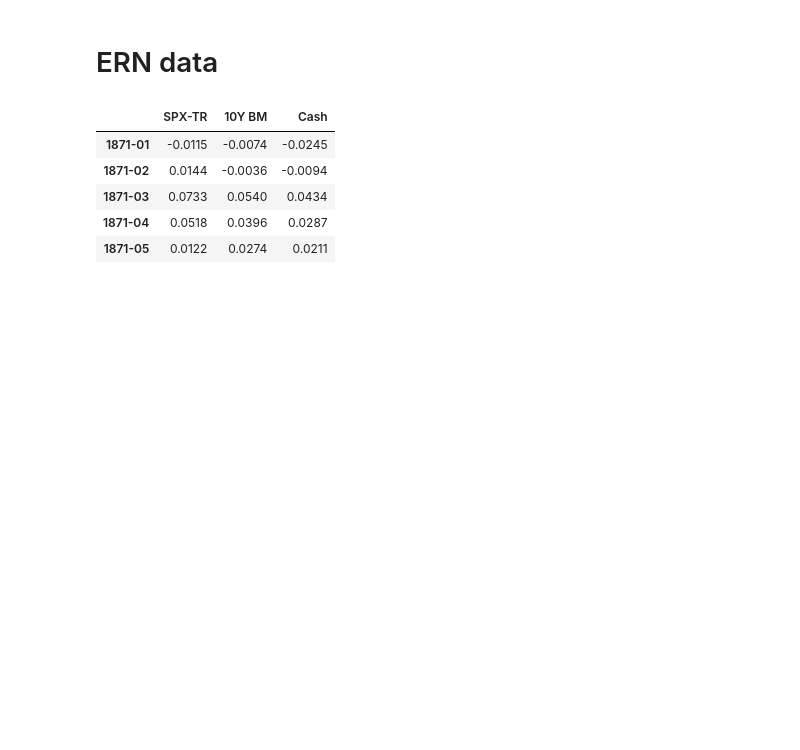
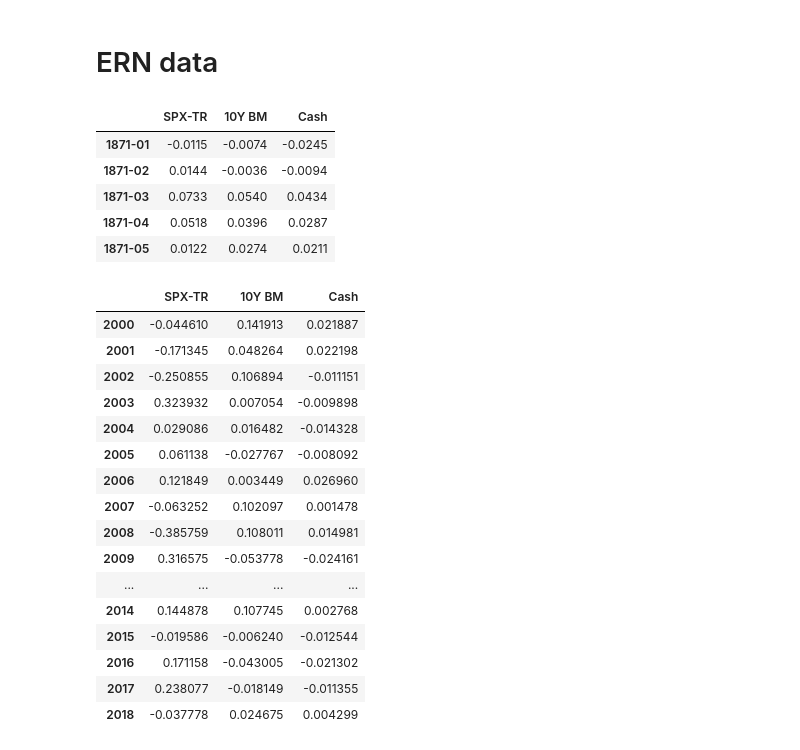
Before and after one commit to dashster18/personalFinance, a Jupyter notebook: Scratch.ipynb, the cells around one changed output. Cells and saved outputs as stored; diff of their text form; code cells hidden in the pictures; blank space fills up the shorter version.

```diff
--- a/Scratch.ipynb
+++ b/Scratch.ipynb
@@ -61,3 +60,24 @@ ern.head()
 | 1871-03 | 0.0733 | 0.0540 | 0.0434 |
 | 1871-04 | 0.0518 | 0.0396 | 0.0287 |
 | 1871-05 | 0.0122 | 0.0274 | 0.0211 |
+# %%
+ern_yearly = ern.resample('Y').apply(lambda x: erk.annualize_rets(x, 12))
+ern_yearly['2000':'2018']
+# %% [output]
+|  | SPX-TR | 10Y BM | Cash |
+| 2000 | -0.044610 | 0.141913 | 0.021887 |
+| 2001 | -0.171345 | 0.048264 | 0.022198 |
+| 2002 | -0.250855 | 0.106894 | -0.011151 |
+| 2003 | 0.323932 | 0.007054 | -0.009898 |
+| 2004 | 0.029086 | 0.016482 | -0.014328 |
+| 2005 | 0.061138 | -0.027767 | -0.008092 |
+| 2006 | 0.121849 | 0.003449 | 0.026960 |
+| 2007 | -0.063252 | 0.102097 | 0.001478 |
+| 2008 | -0.385759 | 0.108011 | 0.014981 |
+| 2009 | 0.316575 | -0.053778 | -0.024161 |
+| ... | ... | ... | ... |
+| 2014 | 0.144878 | 0.107745 | 0.002768 |
+| 2015 | -0.019586 | -0.006240 | -0.012544 |
+| 2016 | 0.171158 | -0.043005 | -0.021302 |
+| 2017 | 0.238077 | -0.018149 | -0.011355 |
+| 2018 | -0.037778 | 0.024675 | 0.004299 |
```
Also changed, not shown: parts of 5 cells of this notebook, 1 other file.
